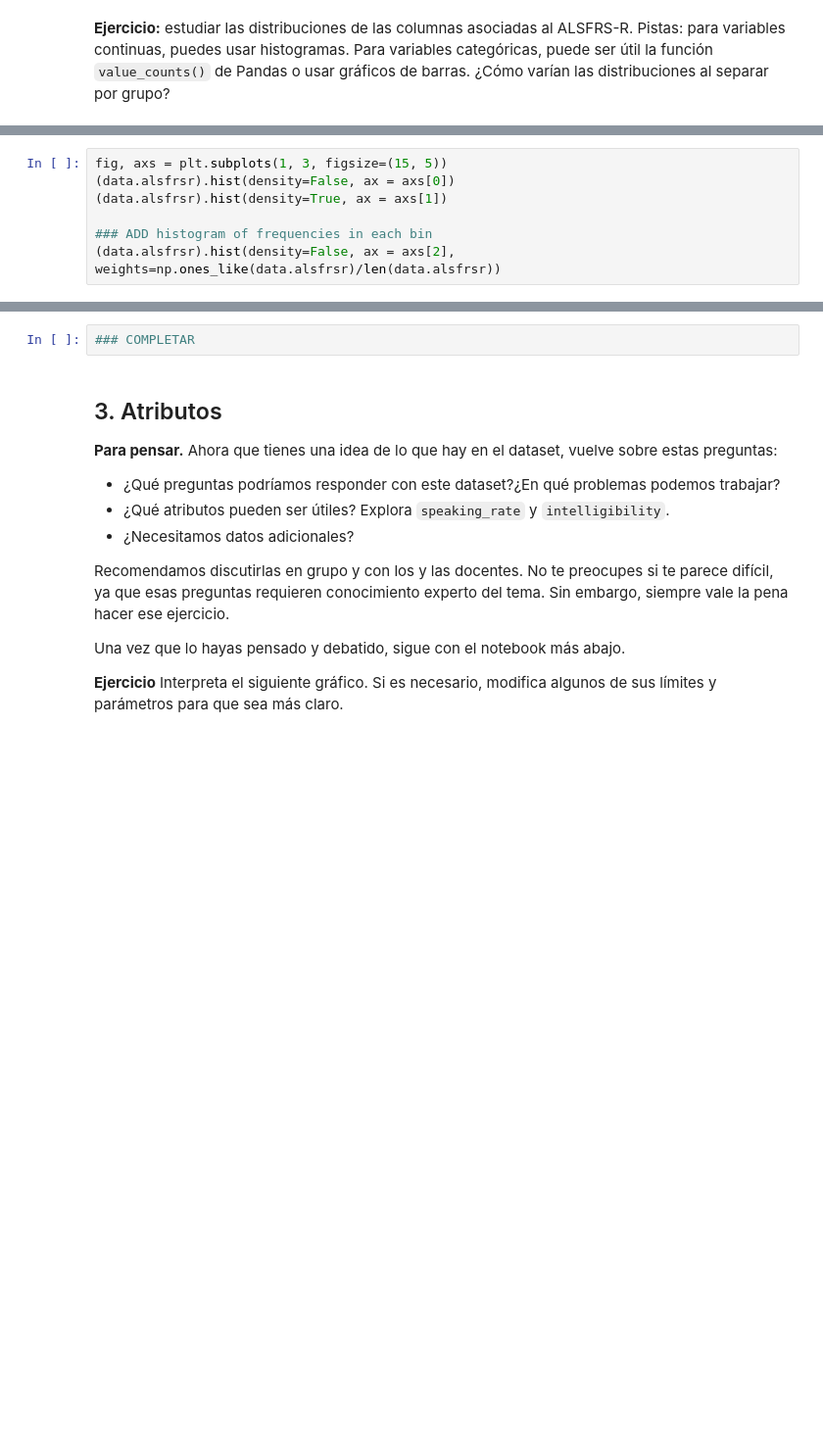
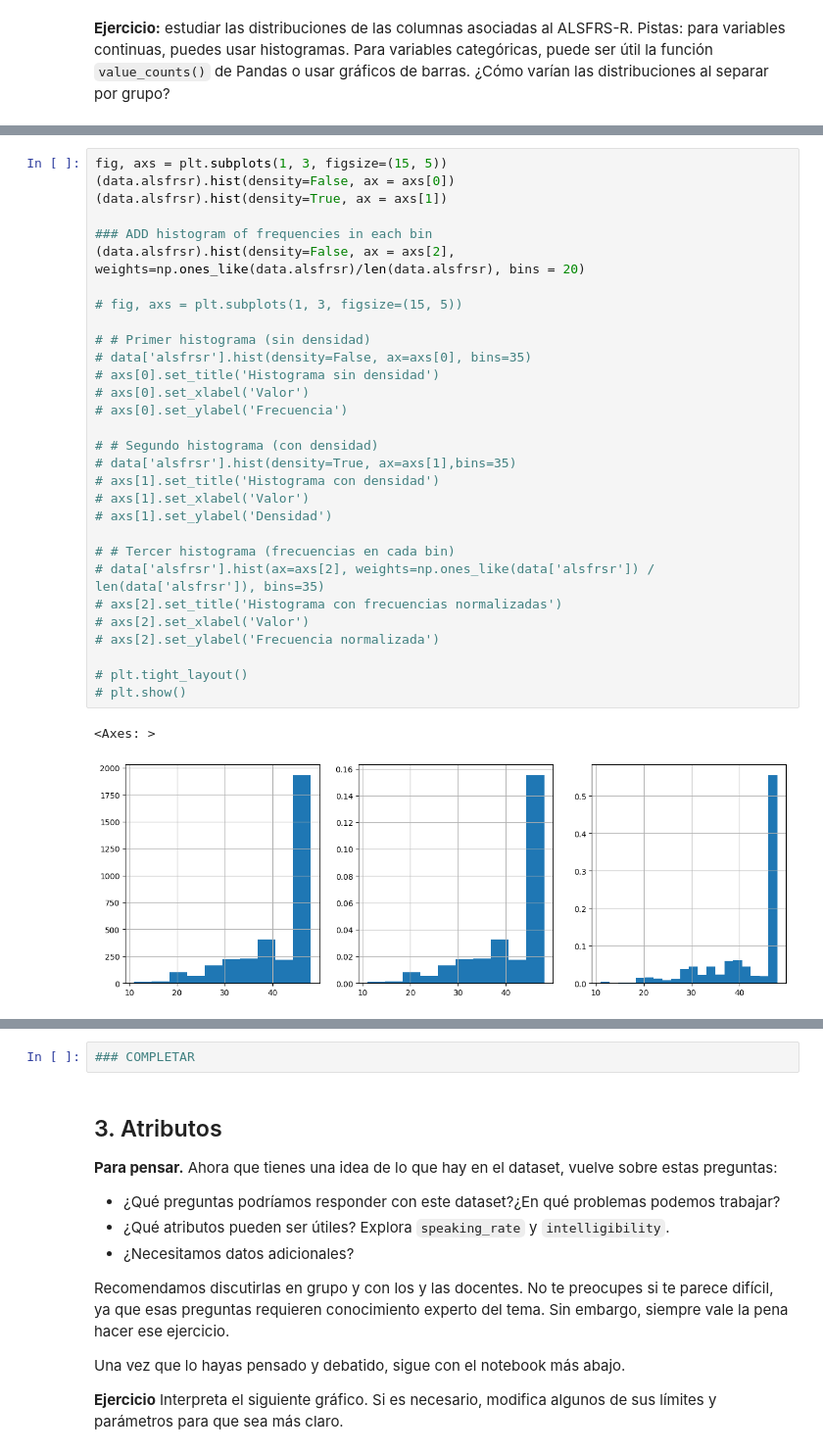
Before and after one commit to LuciaVazquez08/IntroduccionAprendisajeAutomatico, a Jupyter notebook: com/clase 1/analisis_exploratorio de datos.ipynb, the cells around one changed output, grey strips where cells are left out. Shown: that part at 98% size. Cells and saved outputs as stored; diff of their text form; blank space fills up the shorter version.

```diff
--- a/com/clase 1/analisis_exploratorio de datos.ipynb
+++ b/com/clase 1/analisis_exploratorio de datos.ipynb
@@ -95,9 +167,35 @@ plt.hist(tira_de_numeros, density=False, weights=100*np.ones_like(tira_de_numero
 # %%
 fig, axs = plt.subplots(1, 3, figsize=(15, 5))
 (data.alsfrsr).hist(density=False, ax = axs[0])
 (data.alsfrsr).hist(density=True, ax = axs[1])
 
 ### ADD histogram of frequencies in each bin
-(data.alsfrsr).hist(density=False, ax = axs[2], weights=np.ones_like(data.alsfrsr)/len(data.alsfrsr))
+(data.alsfrsr).hist(density=False, ax = axs[2], weights=np.ones_like(data.alsfrsr)/len(data.alsfrsr), bins = 20)
+
+# fig, axs = plt.subplots(1, 3, figsize=(15, 5))
+
+# # Primer histograma (sin densidad)
+# data['alsfrsr'].hist(density=False, ax=axs[0], bins=35)
+# axs[0].set_title('Histograma sin densidad')
+# axs[0].set_xlabel('Valor')
+# axs[0].set_ylabel('Frecuencia')
+
+# # Segundo histograma (con densidad)
+# data['alsfrsr'].hist(density=True, ax=axs[1],bins=35)
+# axs[1].set_title('Histograma con densidad')
+# axs[1].set_xlabel('Valor')
+# axs[1].set_ylabel('Densidad')
+
+# # Tercer histograma (frecuencias en cada bin)
+# data['alsfrsr'].hist(ax=axs[2], weights=np.ones_like(data['alsfrsr']) / len(data['alsfrsr']), bins=35)
+# axs[2].set_title('Histograma con frecuencias normalizadas')
+# axs[2].set_xlabel('Valor')
+# axs[2].set_ylabel('Frecuencia normalizada')
+
+# plt.tight_layout()
+# plt.show()
+# %% [output]
+<Axes: >
+[figure, added]
 # %%
 (data.alsfrsr/10).hist(density=True)
```
Also changed, not shown: parts of 13 cells of this notebook.
